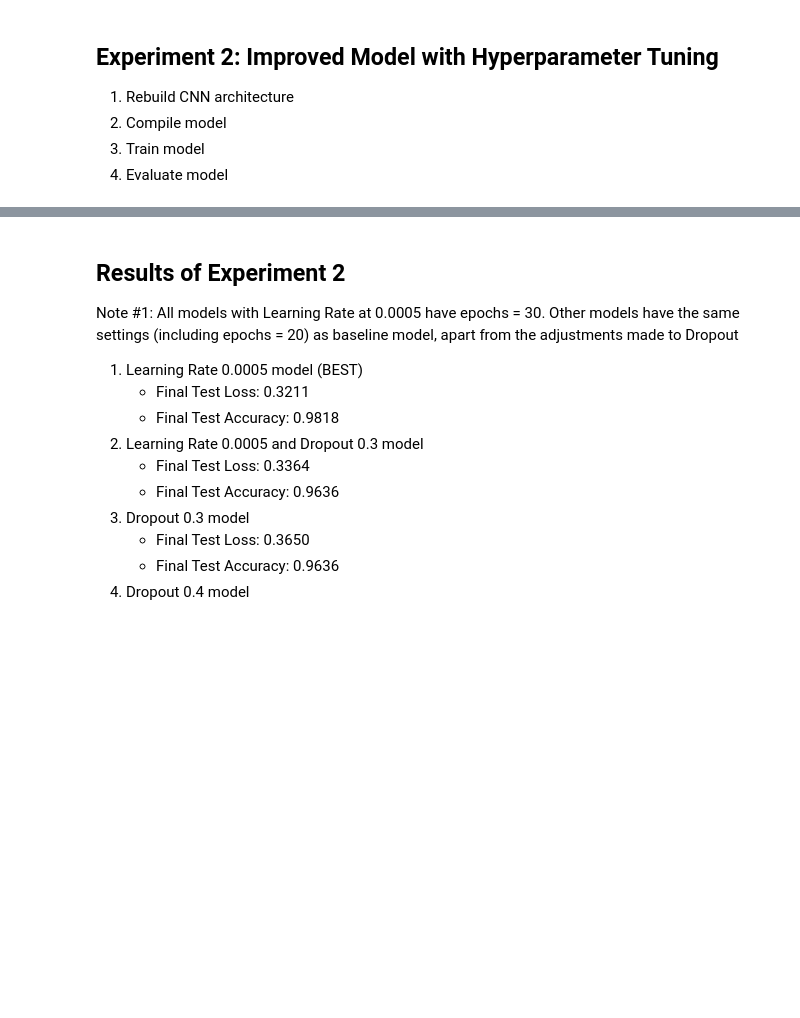
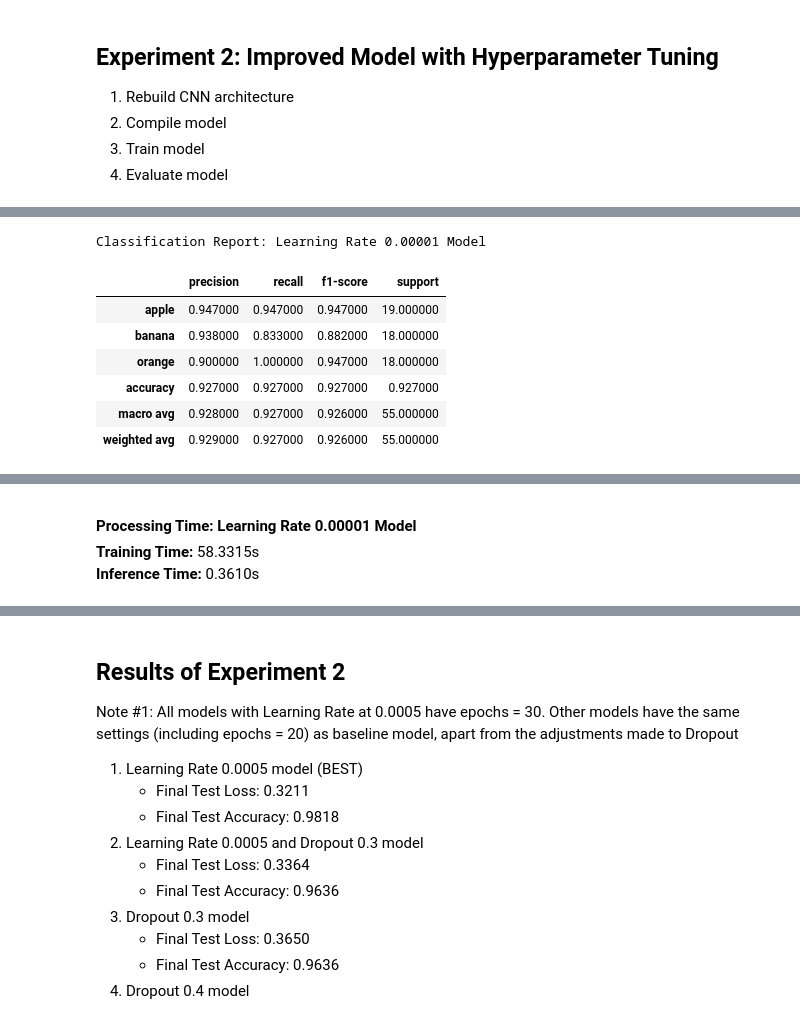
Before and after one commit to Codemelia/ml_ca, a Jupyter notebook: src/g3_cnn_fruit_classifier_v0.9.ipynb, the cells around one changed output, grey strips where cells are left out. Cells and saved outputs as stored; diff of their text form; code cells hidden in the pictures; blank space fills up the shorter version.

```diff
--- a/src/g3_cnn_fruit_classifier_v0.9.ipynb
+++ b/src/g3_cnn_fruit_classifier_v0.9.ipynb
@@ -1079,0 +1080,12 @@ Inference Time: 0.3469s
+# %%
+# ====================================================================== #
+# 15. Compile and Train Model with Learning Rate at 0.00001, Epochs = 30
+# ====================================================================== #
+
+LR_00001_model = build_model(0.0, False)
+compile_model(LR_00001_model, 0.00001)
+
+# Model summary
+LR_00001_model.summary()
+
+LR_00001_history = train_model('LR_00001', LR_00001_model, 30)
@@ -1079,0 +1133,32 @@ Inference Time: 0.3469s
+# %%
+# =============================================================== #
+# 16. Evaluate Model with Learning Rate at 0.00001, Epochs = 30
+# =============================================================== #
+
+# Get predictions for model
+y_true, y_pred, = get_predictions("LR_00001", LR_00001_model)
+
+# Build evaluation result
+LR_00001_result = build_result(
+    "Learning Rate 0.00001 Model",
+    LR_00001_history,
+    y_true,
+    y_pred,
+)
+
+# Generate and render Accuracy and Loss Report
+test_loss, test_accuracy = LR_00001_model.evaluate(test_loader, verbose = 0)
+LR_00001_accuracy_loss_report = render_accuracy_loss_report("Learning Rate 0.00001 Model", LR_00001_history, test_loss, test_accuracy, 30)
+
+# Generate and render Classification Report from result
+LR_00001_class_report = render_classification_report(LR_00001_result)
+
+# Generate and render Confusion Matrix
+LR_00001_confusion_matrix = render_confusion_matrix(LR_00001_result)
+
+# Render processing time
+LR_00001_processing_time = render_processing_time(LR_00001_result, processing_times['lr_00001_training_time'], processing_times['lr_00001_inference_time'])
+
+# Display evaluation results
+display_evaluation_results(LR_00001_accuracy_loss_report, LR_00001_class_report, LR_00001_confusion_matrix, LR_00001_processing_time)
+# %% [output]
@@ -1079,0 +1166,8 @@ Inference Time: 0.3469s
+Classification Report: Learning Rate 0.00001 Model
+|  | precision | recall | f1-score | support |
+| apple | 0.947000 | 0.947000 | 0.947000 | 19.000000 |
+| banana | 0.938000 | 0.833000 | 0.882000 | 18.000000 |
+| orange | 0.900000 | 1.000000 | 0.947000 | 18.000000 |
+| accuracy | 0.927000 | 0.927000 | 0.927000 | 0.927000 |
+| macro avg | 0.928000 | 0.927000 | 0.926000 | 55.000000 |
+| weighted avg | 0.929000 | 0.927000 | 0.926000 | 55.000000 |
@@ -1079,0 +1175,3 @@ Inference Time: 0.3469s
+Processing Time: Learning Rate 0.00001 Model
+Training Time: 58.3315s
+Inference Time: 0.3610s
```
Also changed, not shown: parts of 23 cells of this notebook.
